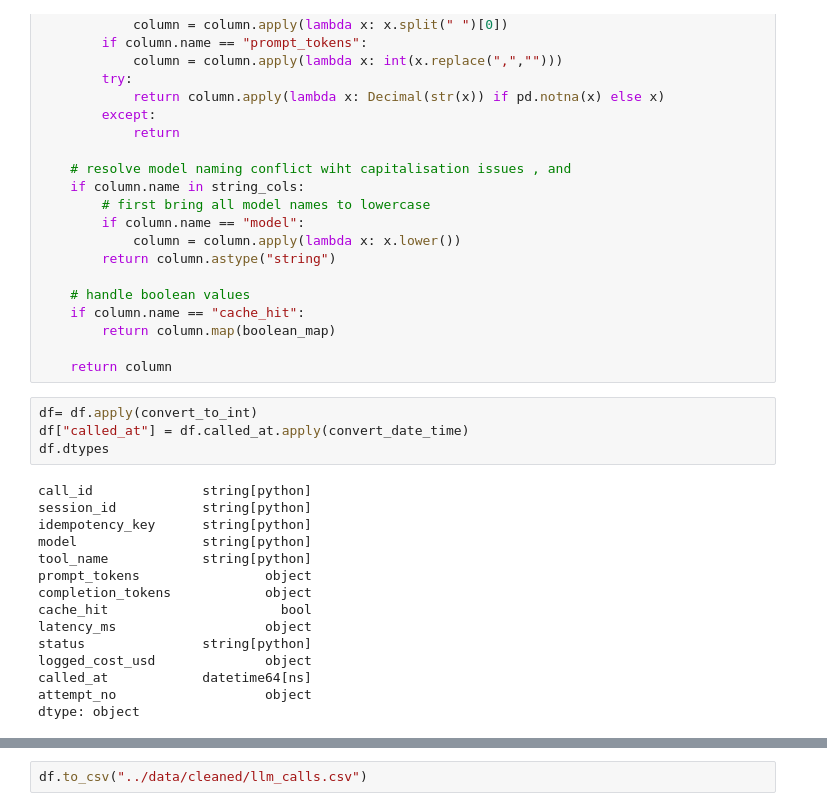
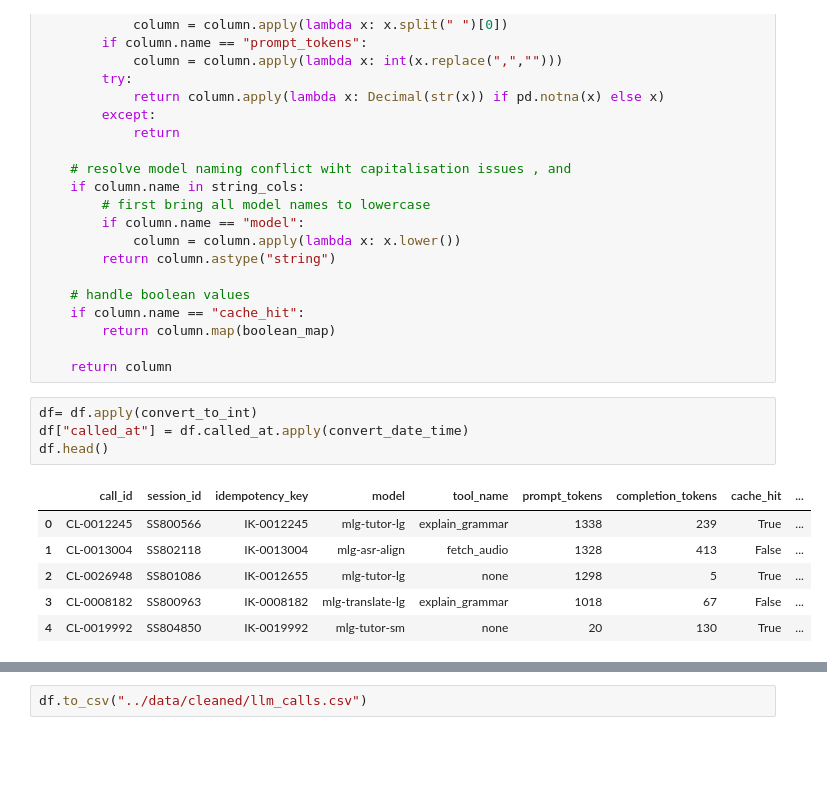
Before and after one commit to Christian-Suinyuy/skye8-ds-banboye-christian, a Jupyter notebook: src/agent_telimetry/notebooks/exploration.ipynb, the cells around one changed output, grey strips where cells are left out. Saved outputs shown, nothing was run; the diff lists cells and outputs as text; blank space fills up the shorter version.

```diff
--- a/src/agent_telimetry/notebooks/exploration.ipynb
+++ b/src/agent_telimetry/notebooks/exploration.ipynb
@@ -112,22 +112,14 @@ def convert_to_int(column):
 # %%
 df= df.apply(convert_to_int)
 df["called_at"] = df.called_at.apply(convert_date_time)
-df.dtypes
+df.head()
 # %% [output]
-call_id              string[python]
-session_id           string[python]
-idempotency_key      string[python]
-model                string[python]
-tool_name            string[python]
-prompt_tokens                object
-completion_tokens            object
-cache_hit                      bool
-latency_ms                   object
-status               string[python]
-logged_cost_usd              object
-called_at            datetime64[ns]
-attempt_no                   object
-dtype: object
+|  | call_id | session_id | idempotency_key | model | tool_name | prompt_tokens | completion_tokens | cache_hit | ... |
+| 0 | CL-0012245 | SS800566 | IK-0012245 | mlg-tutor-lg | explain_grammar | 1338 | 239 | True | ... |
+| 1 | CL-0013004 | SS802118 | IK-0013004 | mlg-asr-align | fetch_audio | 1328 | 413 | False | ... |
+| 2 | CL-0026948 | SS801086 | IK-0012655 | mlg-tutor-lg | none | 1298 | 5 | True | ... |
+| 3 | CL-0008182 | SS800963 | IK-0008182 | mlg-translate-lg | explain_grammar | 1018 | 67 | False | ... |
+| 4 | CL-0019992 | SS804850 | IK-0019992 | mlg-tutor-sm | none | 20 | 130 | True | ... |
 # %%
 df.isna().sum()
 # %% [output]
```
Also changed, not shown: parts of 16 cells of this notebook, 8 other files.
